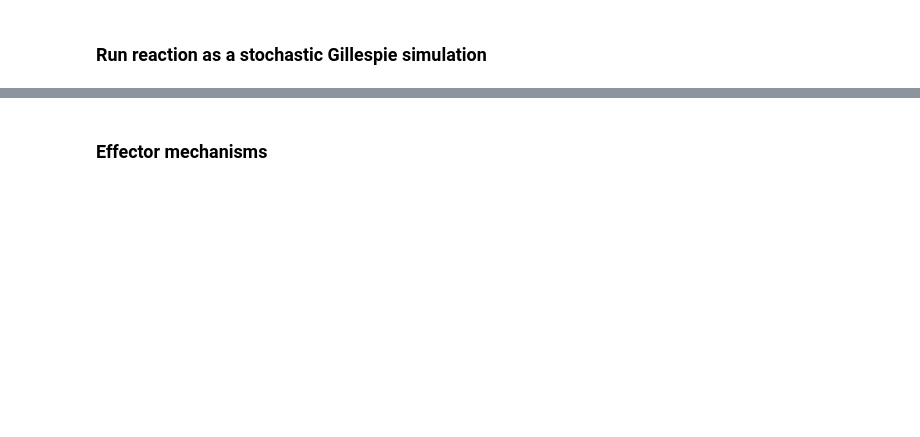
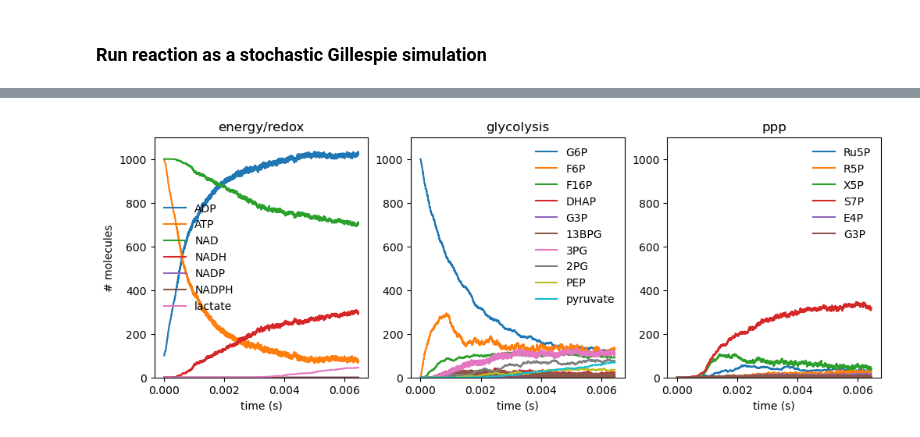
Before and after one commit to harmsm/kinetics_simulator, a Jupyter notebook: markov-and-stochastic.ipynb, the cells around one changed output, grey strips where cells are left out. Cells and saved outputs as stored; diff of their text form; code cells hidden in the pictures; blank space fills up the shorter version.

```diff
--- a/markov-and-stochastic.ipynb
+++ b/markov-and-stochastic.ipynb
@@ -177,8 +92,0 @@ def plot_actin(history,invisible_species=("A1","A2","A3","A4","ARP"),time_scalar
-# %%
-# Reaction, no effectors
-g = ks.Gillespie(rxn)
-for i in range(1000):
-    g.take_step()
-plot_actin(g.conc_history)
-# %% [markdown]
-### Effector mechanisms
@@ -228,14 +93,49 @@ for c in [10,25,100]:
-# %%
-# Mechanism #2
-
-plot_actin(g.conc_history)
-
-for c in [10,25,100]:
-
-    initial_conc = "DIP = {}\n ARP = 20\n".format(c)
-
-    h = ks.Gillespie(rxn + mech2 + initial_conc)
-    for i in range(1000):
-        h.take_step()
-
-    plot_actin(h.conc_history)
+# %%
+# create markov model
+g = ks.Gillespie(rxn)
+
+# Run 2,000 time steps (will correspond to ~2 seconds)
+for i in range(200000):
+    g.take_step()
+
+fig, ax = plt.subplots(1,3,figsize=(12,4))
+
+# Plot result
+ax[0].set_title("energy/redox")
+ax[0].plot(g.conc_history.time,g.conc_history.ADP,label="ADP")
+ax[0].plot(g.conc_history.time,g.conc_history.ATP,label="ATP")
+ax[0].plot(g.conc_history.time,g.conc_history.NAD,label="NAD")
+ax[0].plot(g.conc_history.time,g.conc_history.NADH,label="NADH")
+ax[0].plot(g.conc_history.time,g.conc_history.NADP,label="NADP")
+ax[0].plot(g.conc_history.time,g.conc_history.NADPH,label="NADPH")
+ax[0].plot(g.conc_history.time,g.conc_history.lactate,label="lactate")
+
+ax[1].set_title("glycolysis")
+ax[1].plot(g.conc_history.time,g.conc_history.G6P,label="G6P")
+ax[1].plot(g.conc_history.time,g.conc_history.F6P,label="F6P")
+ax[1].plot(g.conc_history.time,g.conc_history.F16P,label="F16P")
+ax[1].plot(g.conc_history.time,g.conc_history.DHAP,label="DHAP")
+ax[1].plot(g.conc_history.time,g.conc_history.G3P,label="G3P")
+ax[1].plot(g.conc_history.time,g.conc_history._13BPG,label="13BPG")
+ax[1].plot(g.conc_history.time,g.conc_history._3PG,label="3PG")
+ax[1].plot(g.conc_history.time,g.conc_history._2PG,label="2PG")
+ax[1].plot(g.conc_history.time,g.conc_history.PEP,label="PEP")
+ax[1].plot(g.conc_history.time,g.conc_history.pyruvate,label="pyruvate")
+
+ax[2].set_title("ppp")
+ax[2].plot(g.conc_history.time,g.conc_history.Ru5P,label="Ru5P")
+ax[2].plot(g.conc_history.time,g.conc_history.R5P,label="R5P")
+ax[2].plot(g.conc_history.time,g.conc_history.X5P,label="X5P")
+ax[2].plot(g.conc_history.time,g.conc_history.S7P,label="S7P")
+ax[2].plot(g.conc_history.time,g.conc_history.E4P,label="E4P")
+ax[2].plot(g.conc_history.time,g.conc_history.G3P,label="G3P")
+
+ax[0].set_ylabel("# molecules")
+for i in range(3):
+    ax[i].legend(frameon=False)
+    ax[i].set_xlabel("time (s)")
+    ax[i].set_ylim((0,1100))
+
+None
+# %% [output]
+[figure, added]
```
Also changed, not shown: parts of 14 cells of this notebook.
